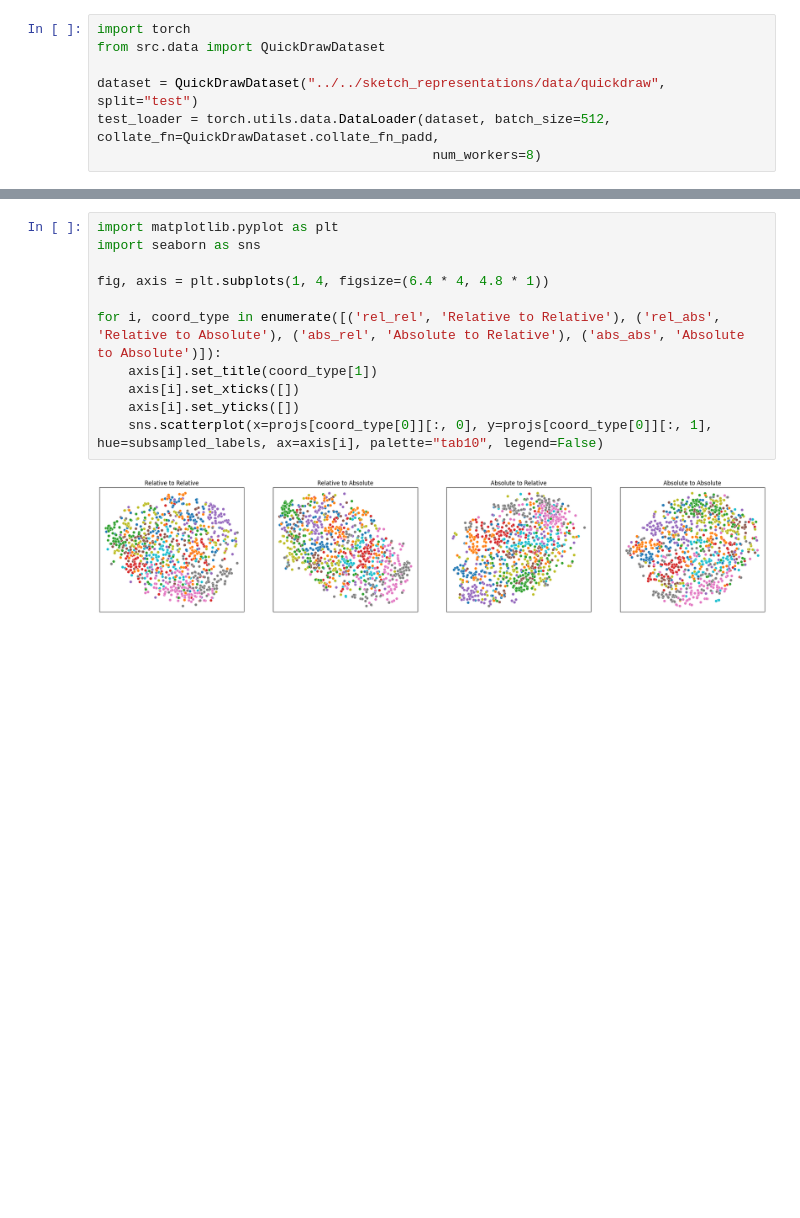
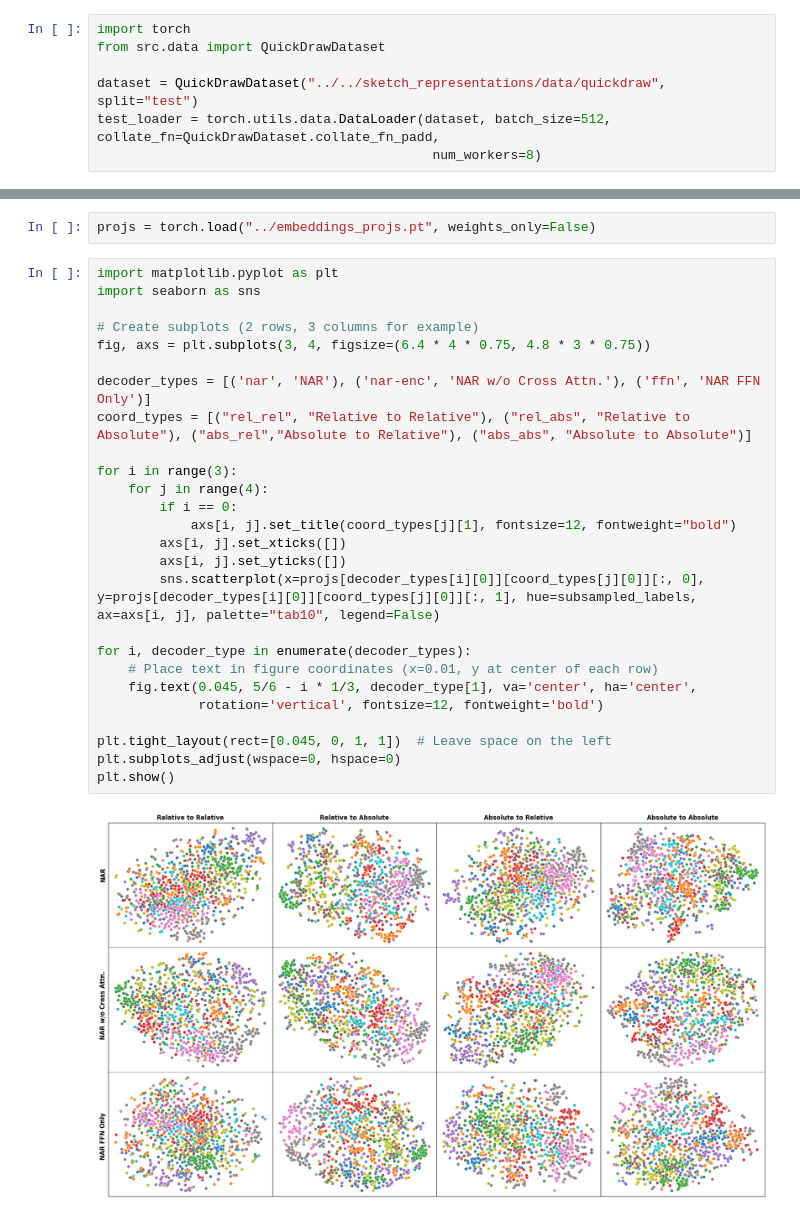
Before and after one commit to MarceloMoraesJr/Sketch-Temporality, a Jupyter notebook: notebooks/plot_embeddings.ipynb, the cells around one changed output, grey strips where cells are left out. Cells and saved outputs as stored; diff of their text form; blank space fills up the shorter version.

```diff
--- a/notebooks/plot_embeddings.ipynb
+++ b/notebooks/plot_embeddings.ipynb
@@ -84,13 +86,30 @@ for coord_type in ["rel_rel", "rel_abs", "abs_rel", "abs_abs"]:
+# %%
+projs = torch.load("../embeddings_projs.pt", weights_only=False)
 # %%
 import matplotlib.pyplot as plt
 import seaborn as sns
 
-fig, axis = plt.subplots(1, 4, figsize=(6.4 * 4, 4.8 * 1))
+# Create subplots (2 rows, 3 columns for example)
+fig, axs = plt.subplots(3, 4, figsize=(6.4 * 4 * 0.75, 4.8 * 3 * 0.75))
 
-for i, coord_type in enumerate([('rel_rel', 'Relative to Relative'), ('rel_abs', 'Relative to Absolute'), ('abs_rel', 'Absolute to Relative'), ('abs_abs', 'Absolute to Absolute')]):
-    axis[i].set_title(coord_type[1])
-    axis[i].set_xticks([])
-    axis[i].set_yticks([])
-    sns.scatterplot(x=projs[coord_type[0]][:, 0], y=projs[coord_type[0]][:, 1], hue=subsampled_labels, ax=axis[i], palette="tab10", legend=False)
+decoder_types = [('nar', 'NAR'), ('nar-enc', 'NAR w/o Cross Attn.'), ('ffn', 'NAR FFN Only')]
+coord_types = [("rel_rel", "Relative to Relative"), ("rel_abs", "Relative to Absolute"), ("abs_rel","Absolute to Relative"), ("abs_abs", "Absolute to Absolute")]
+
+for i in range(3):
+    for j in range(4):
+        if i == 0:
+            axs[i, j].set_title(coord_types[j][1], fontsize=12, fontweight="bold")
+        axs[i, j].set_xticks([])
+        axs[i, j].set_yticks([])
+        sns.scatterplot(x=projs[decoder_types[i][0]][coord_types[j][0]][:, 0], y=projs[decoder_types[i][0]][coord_types[j][0]][:, 1], hue=subsampled_labels, ax=axs[i, j], palette="tab10", legend=False)
+
+for i, decoder_type in enumerate(decoder_types):
+    # Place text in figure coordinates (x=0.01, y at center of each row)
+    fig.text(0.045, 5/6 - i * 1/3, decoder_type[1], va='center', ha='center',
+             rotation='vertical', fontsize=12, fontweight='bold')
+
+plt.tight_layout(rect=[0.045, 0, 1, 1])  # Leave space on the left
+plt.subplots_adjust(wspace=0, hspace=0)
+plt.show()
 # %% [output]
-[figure, old version]
+[figure, new version]
```
Also changed, not shown: parts of 2 cells of this notebook, 22 other files.
